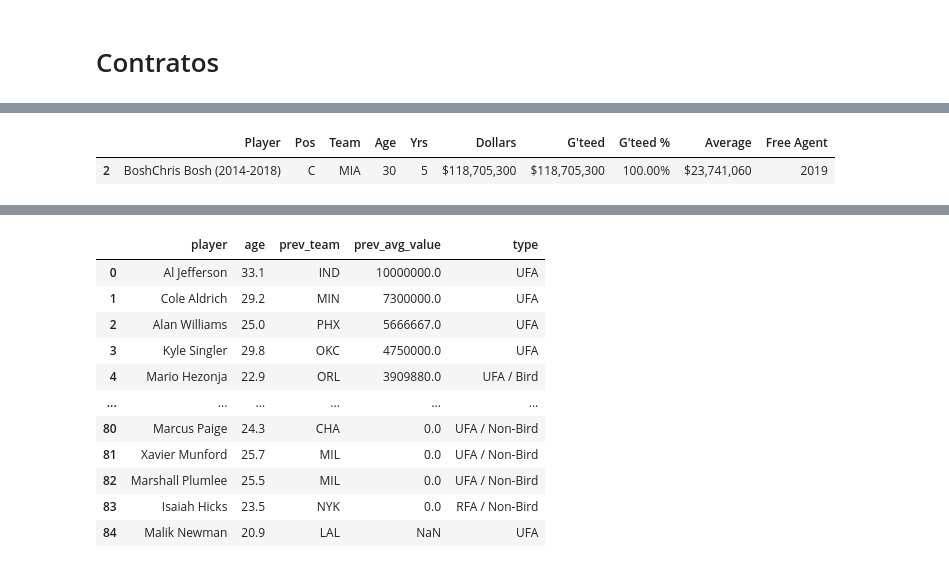
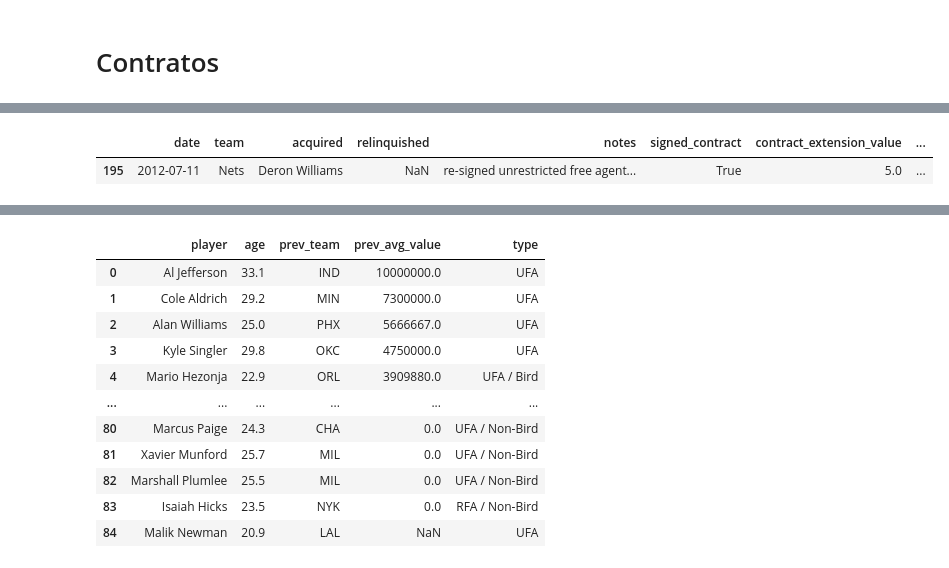
Before and after one commit to jmbarriola/nba-free-agents, a Jupyter notebook: data_wrangling.ipynb, the cells around one changed output, grey strips where cells are left out. Cells and saved outputs as stored; diff of their text form; code cells hidden in the pictures.

```diff
--- a/data_wrangling.ipynb
+++ b/data_wrangling.ipynb
@@ -60,7 +9 @@ free_agents.tail(30)
-# %%
-contracts = pd.read_csv('data/raw/contracts/sportrac/2011_contracts.csv')
-contracts[contracts.Player.str.contains('Bosh')]
-# %% [output]
-|  | Player | Pos | Team | Age | Yrs | Dollars | G'teed | G'teed % | Average | Free Agent |
-| 2 | BoshChris Bosh (2014-2018) | C | MIA | 30 | 5 | $118,705,300 | $118,705,300 | 100.00% | $23,741,060 | 2019 |
 # %%
@@ -67,0 +57,5 @@ unsigned_free_agents = pd.read_csv('data/raw/free_agents/unsigned/2018_unsigned_
+# %%
+free_agents.loc[free_agents.acquired.str.contains('Deron', na=False)]
+# %% [output]
+|  | date | team | acquired | relinquished | notes | signed_contract | contract_extension_value | ... |
+| 195 | 2012-07-11 | Nets | Deron Williams | NaN | re-signed unrestricted free agent... | True | 5.0 | ... |
```
Also changed, not shown: parts of 23 cells of this notebook.
